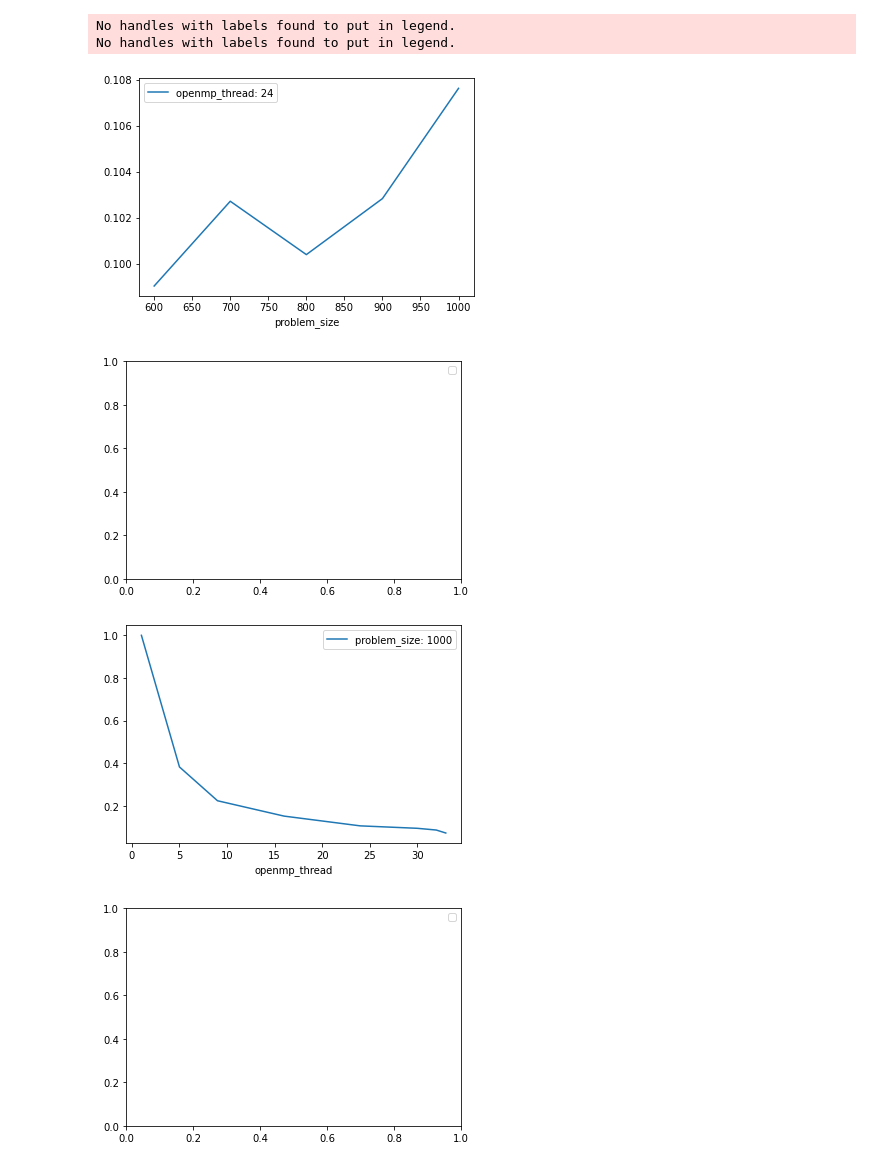
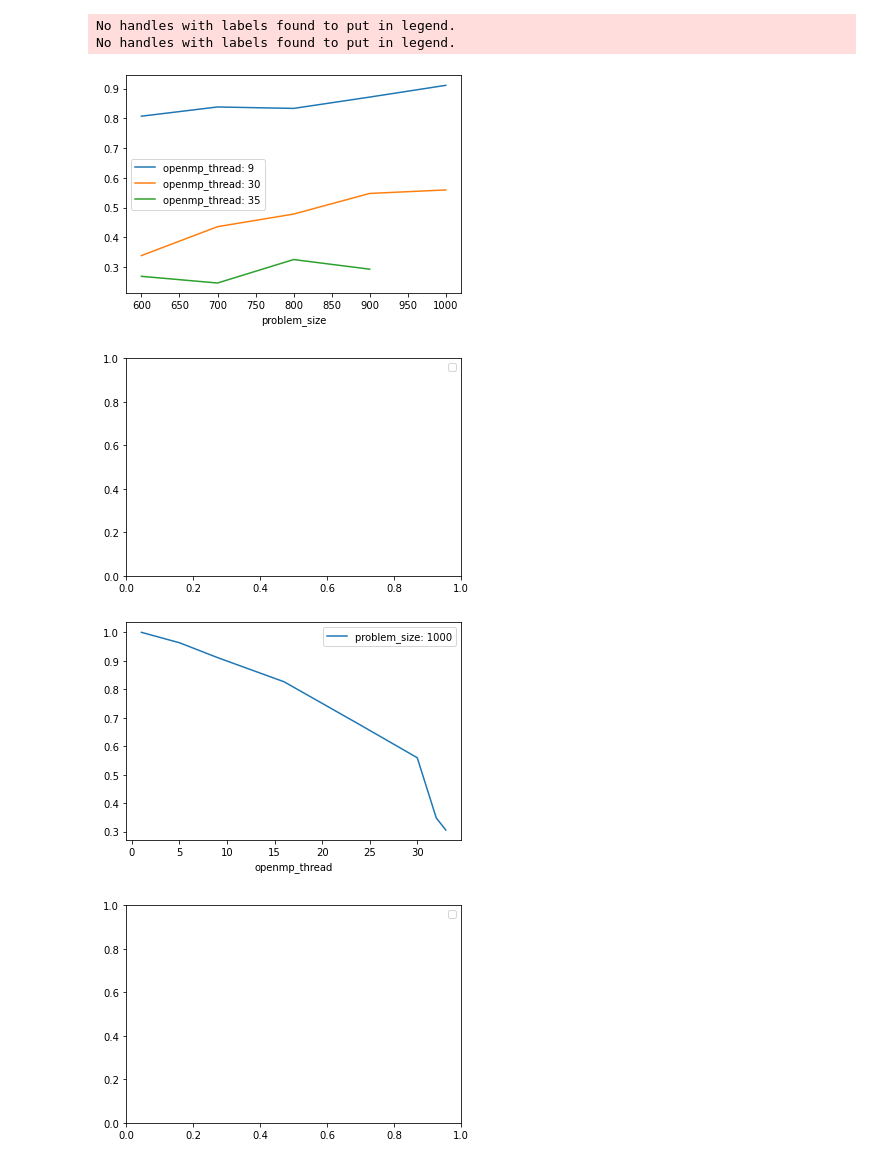
Before and after one commit to SHAO-Jiaqi757/CSC4005-As4-Heat-Simulation, a Jupyter notebook: result/report.ipynb, the cells around one changed output. Drawn from its saved outputs; the diff is of its cells as text; code cells hidden in the pictures.

```diff
--- a/result/report.ipynb
+++ b/result/report.ipynb
@@ -48,7 +48,7 @@ def append_speedup(dataFrame):
             dataFrame.loc[index, "Esp"] = (seq_t/para_t)/cores
     # print(seq)
 # %%
-filepath = "./logs/omp-26-11-2021-19:37:57.log"
+filepath = "./logs/omp-27-11-2021-07:04:52.log"
 data = readData(filepath)
 append_speedup(data)
 
@@ -128,15 +128,15 @@ display(data)
 # %%
-draw_speedup(data, y_label="Esp",x_label="problem_size", grp_label=para_label, x_max=1000)
+draw_speedup(data,step=3, y_label="Esp",x_label="problem_size", grp_label=para_label, x_max=1000)
 draw_speedup(data, y_label="Esp",x_label="problem_size",
              grp_label=para_label, x_max=200)
 draw_speedup(data, y_label="Esp", x_label=para_label,
              grp_label="problem_size", x_max=100)
 draw_speedup(data,step=6, y_label="Esp", x_label=para_label,
              grp_label="problem_size", x_max=100)
 # %% [output]
 No handles with labels found to put in legend.
 No handles with labels found to put in legend.
-[figure, old version]
+[figure, new version]
 [figure]
-[figure, old version]
+[figure, new version]
 [figure]
```
Also changed, not shown: parts of 2 cells of this notebook, 4 other files.
